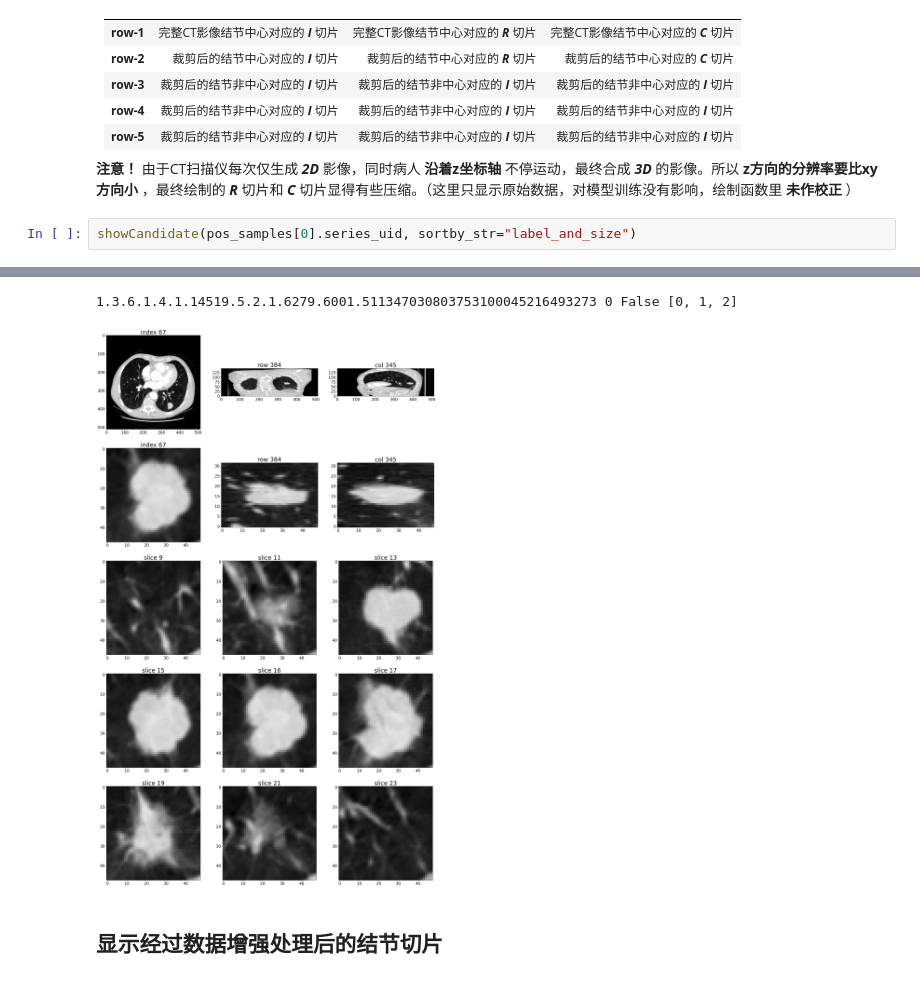
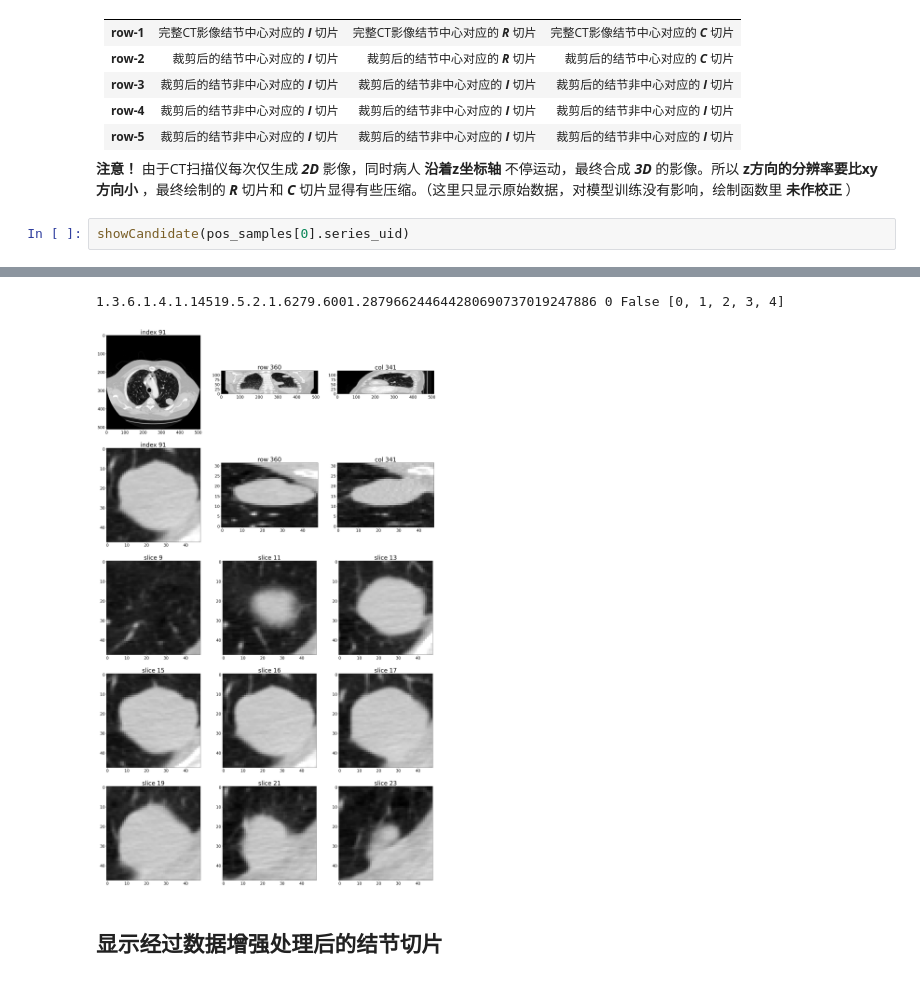
Before and after one commit to Osneue/lung-nodule-detection, a Jupyter notebook: notebooks/1_data_preprocessing.ipynb, the cells around one changed output, grey strips where cells are left out. Cells and saved outputs as stored; diff of their text form.

```diff
--- a/notebooks/1_data_preprocessing.ipynb
+++ b/notebooks/1_data_preprocessing.ipynb
@@ -113,5 +113,5 @@ CT影像分为 **病人坐标系（xyz）** 和 **数组坐标系（CRI）**
 
 **注意！** 由于CT扫描仪每次仅生成 ***2D*** 影像，同时病人 **沿着z坐标轴** 不停运动，最终合成 ***3D*** 的影像。所以 **z方向的分辨率要比xy方向小** ，最终绘制的 ***R*** 切片和 ***C*** 切片显得有些压缩。（这里只显示原始数据，对模型训练没有影响，绘制函数里 **未作校正** ）
 # %%
-showCandidate(pos_samples[0].series_uid, sortby_str="label_and_size")
+showCandidate(pos_samples[0].series_uid)
 # %% [output]
@@ -119,5 +119,5 @@ showCandidate(pos_samples[0].series_uid, sortby_str="label_and_size")
-1.3.6.1.4.1.14519.5.2.1.6279.6001.511347030803753100045216493273 0 False [0, 1, 2]
+1.3.6.1.4.1.14519.5.2.1.6279.6001.287966244644280690737019247886 0 False [0, 1, 2, 3, 4]
-[figure, old version]
+[figure, new version]
 # %% [markdown]
 ## 显示经过数据增强处理后的结节切片
 # %% [markdown]
```
Also changed, not shown: parts of 3 cells of this notebook, 15 other files.
